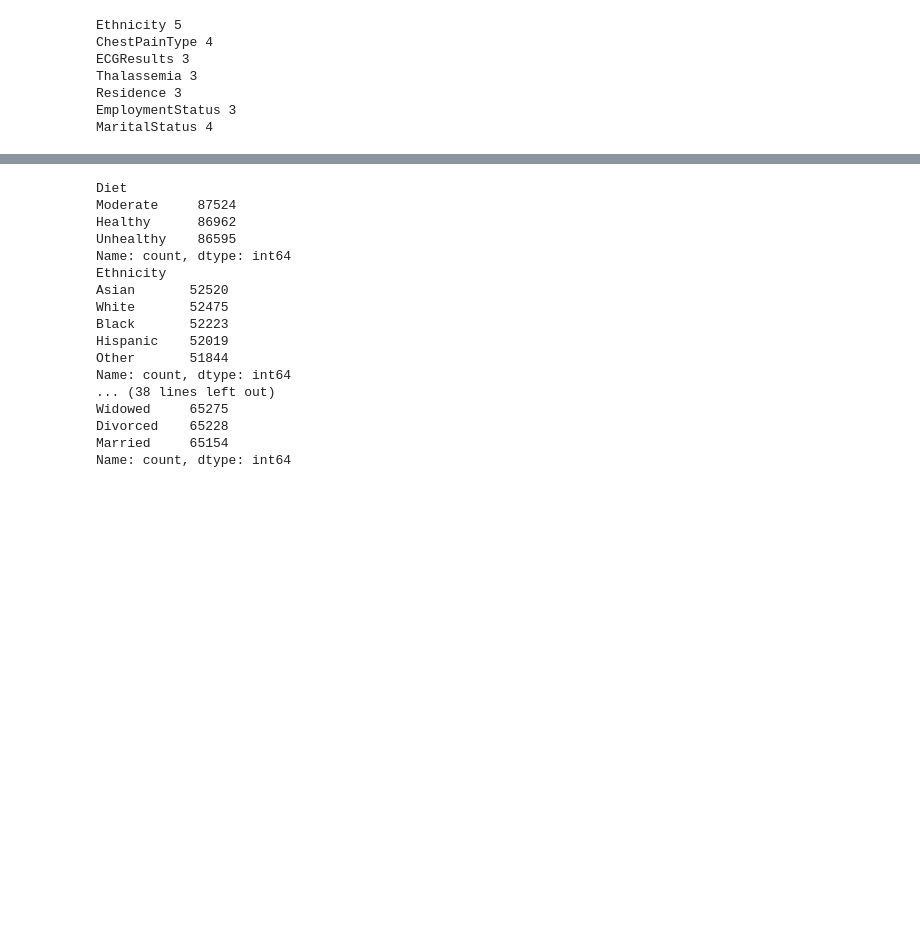
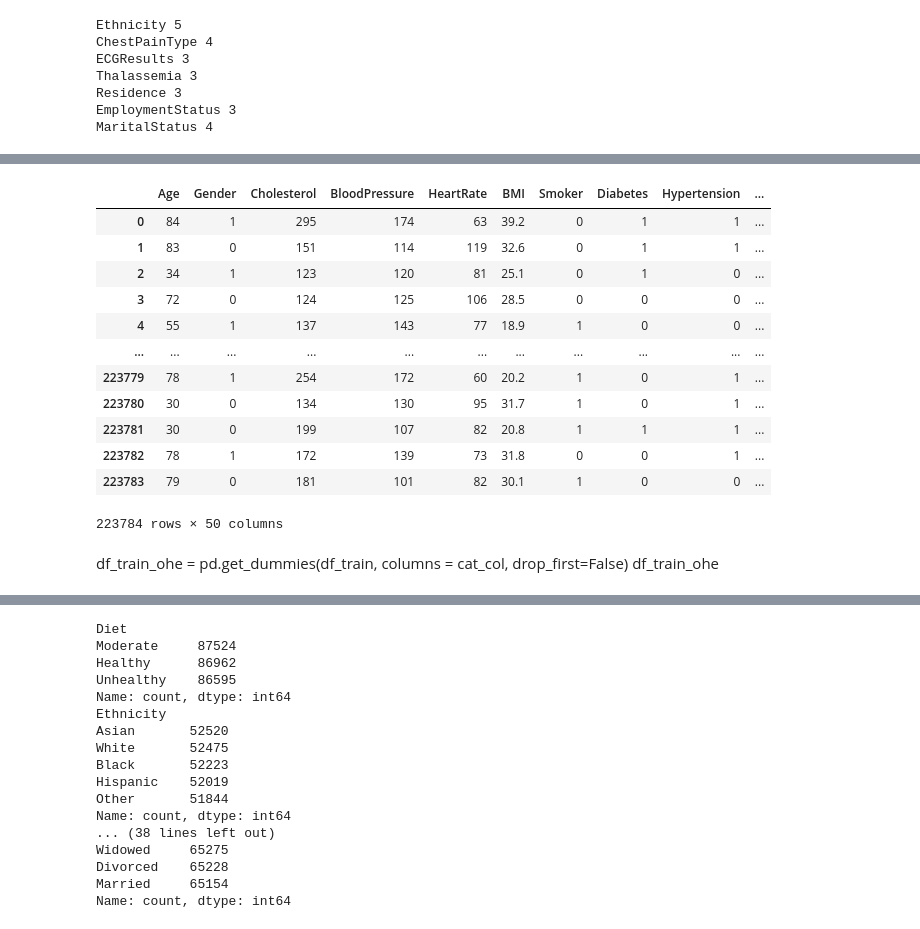
Before and after one commit to Anand-527/MLops_ete, a Jupyter notebook: model_experimentation copy.ipynb, the cells around one changed output, grey strips where cells are left out. Cells and saved outputs as stored; diff of their text form; code cells hidden in the pictures; blank space fills up the shorter version.

```diff
--- a/model_experimentation copy.ipynb
+++ b/model_experimentation copy.ipynb
@@ -161,0 +216,2 @@ MaritalStatus 4
+# %%
+df_train, df_test = train_test_split(data, test_size=0.2, random_state=42, stratify=data['Outcome'])
@@ -161,0 +220,18 @@ MaritalStatus 4
+# %%
+feature_mapping=dict()
+feature_mapping
+
+feature_mapping_1 = \
+{'Gender': {'Male': 0, 'Female': 1}, \
+ 'Medication': {'Yes': 1, 'No': 0}, \
+    'ExerciseInducedAngina': {'No': 0, 'Yes': 1}, \
+        'Outcome': {'No Heart Attack': 0, 'Heart Attack': 1}}
+feature_mapping.update(feature_mapping_1)
+
+feature_mapping_2 = \
+{'Diet': {'Unhealthy': 0, 'Moderate':0.5, 'Healthy': 1}, \
+ 'EducationLevel': {'High School': 0, 'College': 0.5, 'Postgraduate':1}, \
+ 'Slope': {'Upsloping': 0, 'Flat': 0.5, 'Downsloping':1}
+}
+feature_mapping.update(feature_mapping_2)
+feature_mapping
@@ -161,0 +246,10 @@ MaritalStatus 4
+# %%
+df_train.replace(feature_mapping, inplace=True)
+# %%
+num_col = list(df_train.describe().columns)
+print(len(num_col))
+print(num_col)
+
+cat_col = [i for i in df_train.columns if i not in num_col]
+print(len(cat_col))
+print(cat_col)
@@ -161,0 +261,22 @@ MaritalStatus 4
+# %%
+encoder = OneHotEncoder()
+df_train_ohe = pd.concat([df_train[num_col].reset_index(drop=True), \
+    pd.DataFrame(encoder.fit_transform(df_train[cat_col]).toarray(), columns=encoder.get_feature_names_out()).reset_index(drop=True)], axis=1)
+df_train_ohe
+# %% [output]
+|  | Age | Gender | Cholesterol | BloodPressure | HeartRate | BMI | Smoker | Diabetes | Hypertension | ... |
+| 0 | 84 | 1 | 295 | 174 | 63 | 39.2 | 0 | 1 | 1 | ... |
+| 1 | 83 | 0 | 151 | 114 | 119 | 32.6 | 0 | 1 | 1 | ... |
+| 2 | 34 | 1 | 123 | 120 | 81 | 25.1 | 0 | 1 | 0 | ... |
+| 3 | 72 | 0 | 124 | 125 | 106 | 28.5 | 0 | 0 | 0 | ... |
+| 4 | 55 | 1 | 137 | 143 | 77 | 18.9 | 1 | 0 | 0 | ... |
+| ... | ... | ... | ... | ... | ... | ... | ... | ... | ... | ... |
+| 223779 | 78 | 1 | 254 | 172 | 60 | 20.2 | 1 | 0 | 1 | ... |
+| 223780 | 30 | 0 | 134 | 130 | 95 | 31.7 | 1 | 0 | 1 | ... |
+| 223781 | 30 | 0 | 199 | 107 | 82 | 20.8 | 1 | 1 | 1 | ... |
+| 223782 | 78 | 1 | 172 | 139 | 73 | 31.8 | 0 | 0 | 1 | ... |
+| 223783 | 79 | 0 | 181 | 101 | 82 | 30.1 | 1 | 0 | 0 | ... |
+223784 rows × 50 columns
+# %% [markdown]
+df_train_ohe = pd.get_dummies(df_train, columns = cat_col, drop_first=False)
+df_train_ohe
```
Also changed, not shown: parts of 22 cells of this notebook, 5 other files.
